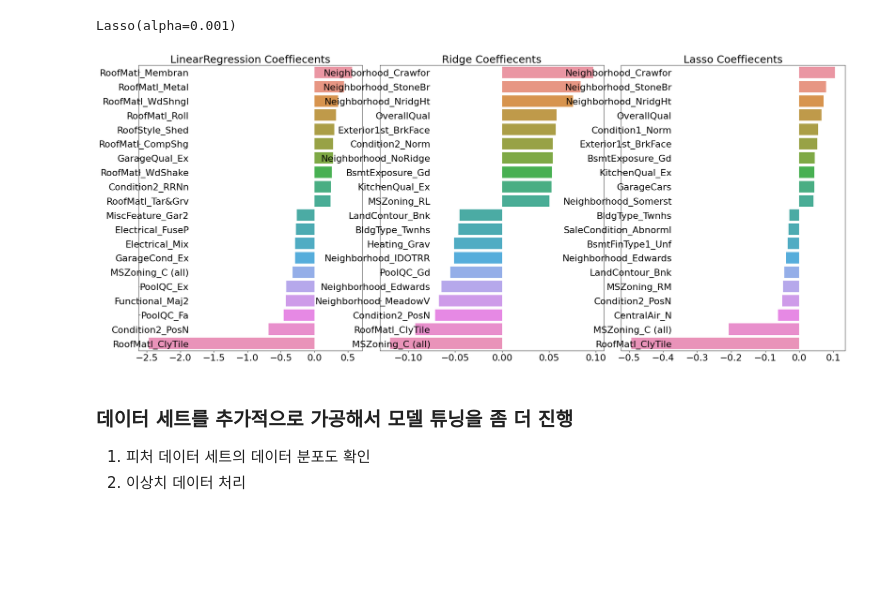
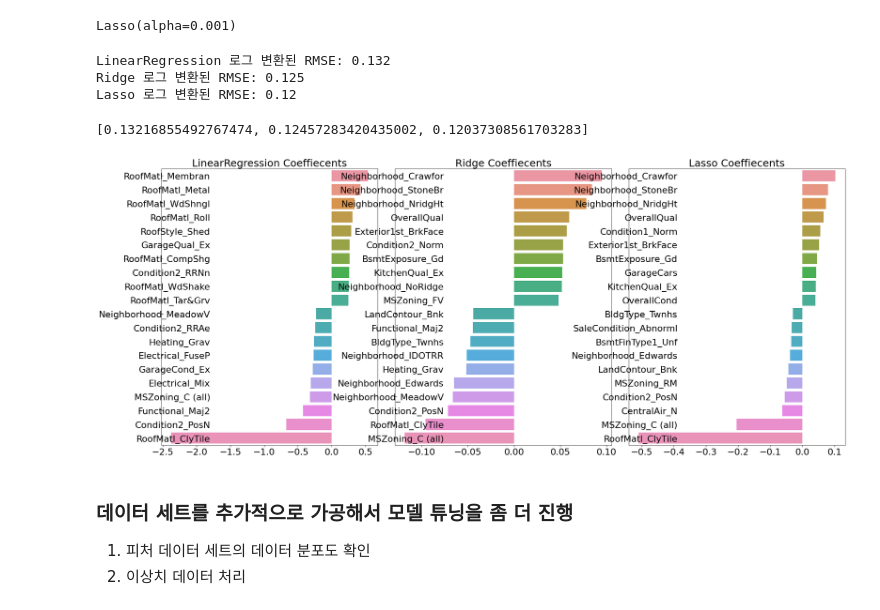
Before and after one commit to lullu303/DataScience2, a Jupyter notebook: 예측분석/머신러닝/머신러닝_03_3_1_Regression 실습-Kaggle House Price .ipynb, the cells around one changed output. Cells and saved outputs as stored; diff of their text form; code cells hidden in the pictures; blank space fills up the shorter version.

```diff
--- a/예측분석/머신러닝/머신러닝_03_3_1_Regression 실습-Kaggle House Price .ipynb
+++ b/예측분석/머신러닝/머신러닝_03_3_1_Regression 실습-Kaggle House Price .ipynb
@@ -278,4 +278,4 @@ house_df['SalePrice'].mean()
 # %%
-# models = [lr_reg, ridge_reg, lasso_reg]
-# get_rmses(models) #학습된 모델 전달하고
-# # rmse값 반환
+models = [lr_reg, ridge_reg, lasso_reg]
+get_rmses(models)#학습된 모델 전달하고
+# rmse값 반환
@@ -457,14 +446,20 @@ lasso_reg.fit(X_train, y_train)
 # %% [output]
 Lasso(alpha=0.001)
 # %%
-# # 모든 모델의 RMSE 출력
-# models = [lr_reg, ridge_reg, lasso_reg]
-# get_rmses(models)
+# 모든 모델의 RMSE 출력
+models = [lr_reg, ridge_reg, lasso_reg]
+get_rmses(models)
+# %% [output]
+LinearRegression 로그 변환된 RMSE: 0.132
+Ridge 로그 변환된 RMSE: 0.125
+Lasso 로그 변환된 RMSE: 0.12
+[0.13216855492767474, 0.12457283420435002, 0.12037308561703283]
 # %%
 # 모든 모델의 회귀 계수 시각화
+models = [lr_reg, ridge_reg, lasso_reg]
 visualize_coefficient(models)
 # %% [output]
-[figure, old version]
+[figure, new version]
 # %% [markdown]
 ### 데이터 세트를 추가적으로 가공해서 모델 튜닝을 좀 더 진행
 1. 피처 데이터 세트의 데이터 분포도 확인
```
Also changed, not shown: parts of 36 cells of this notebook.
